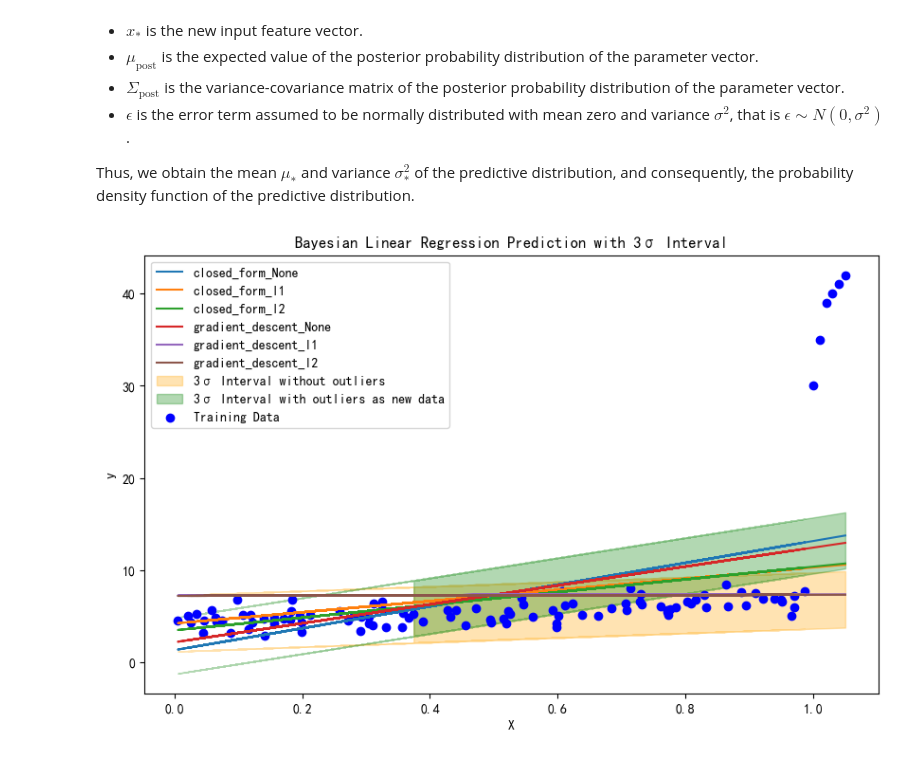
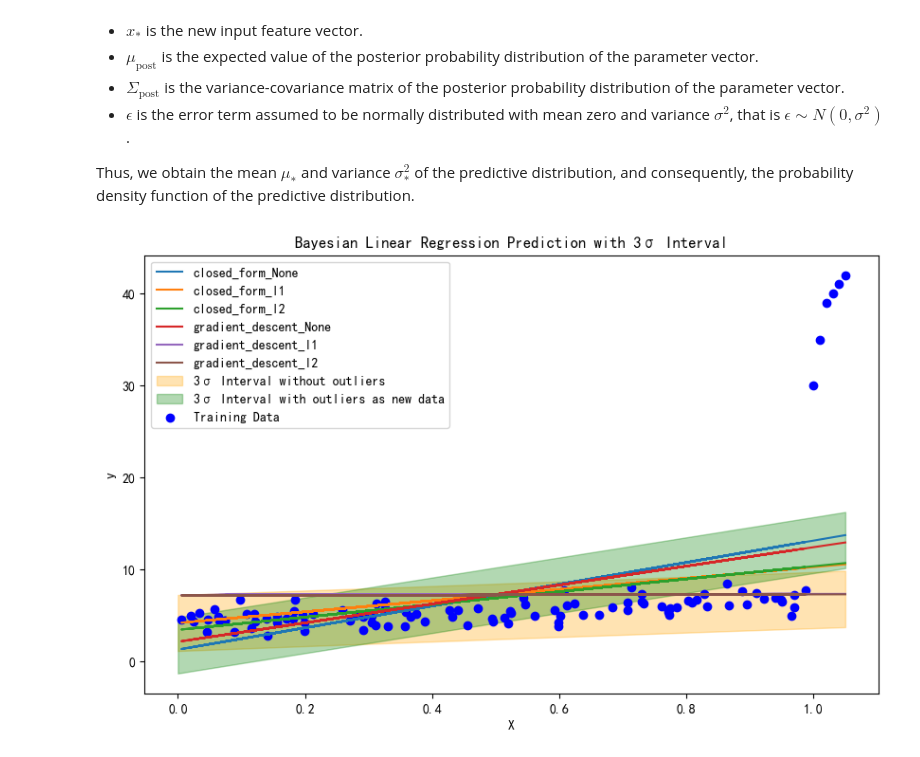
Before and after one commit to pandalabme/whiteboard_ml, a Jupyter notebook: line_regression.ipynb, the cells around one changed output. Cells and saved outputs as stored; diff of their text form; code cells hidden in the pictures.

```diff
--- a/line_regression.ipynb
+++ b/line_regression.ipynb
@@ -415,57 +415,67 @@ where:
 
 Thus, we obtain the mean $\mu_*$ and variance $\sigma_*^2$ of the predictive distribution, and consequently, the probability density function of the predictive distribution.
 # %%
-def plot_line(w,c,label=None):
-    x = np.linspace(0, 1, 100).reshape(-1,1)
+def plot_line(w, c, label=None):
+    # Generate evenly spaced points between 0 and 1
+    x = np.linspace(0, 1, 100).reshape(-1, 1)
+    # Add bias term to the input features
     x_b = np.c_[np.ones((x.shape[0], 1)), x]
+    # Calculate predicted values
     y = x_b.dot(w)
-    plt.plot(x, y, c=c,label=label)
+    # Plot the line
+    plt.plot(x, y, c=c, label=label)
 
-def bayes_lr(sigma,X_b,y,theta_mu,theta_sigma_prior):
-    theta_sigma_posterior = np.linalg.inv(np.linalg.inv(theta_sigma_prior) + np.dot(X_b.T, X_b)/sigma**2)  # 后验方差矩阵
-    mean_posterior = theta_sigma_posterior.dot(np.dot(X_b.T,y)/sigma**2+np.linalg.inv(theta_sigma_prior).dot(theta_mu))  # 后验均值
-    return mean_posterior,theta_sigma_posterior
+def bayes_pred(sigma,mean_posterior,theta_sigma_posterior,x):
+    x_b = np.c_[np.ones((x.shape[0], 1)), x]
+    y_pred_mean = x_b.dot(mean_posterior)
+    y_pred_std = np.sqrt([sigma + x_b[i].dot(theta_sigma_posterior).dot(x_b[i].T) for i in range(len(x_b))]).reshape(-1, 1)
+    return y_pred_mean,y_pred_std
 
+def bayes_lr(sigma, X_b, y, theta_mu, theta_sigma_prior):
+    # Compute posterior covariance matrix
+    theta_sigma_posterior = np.linalg.inv(np.linalg.inv(theta_sigma_prior) + np.dot(X_b.T, X_b) / sigma**2)
+    # Compute posterior mean
+    mean_posterior = theta_sigma_posterior.dot(np.dot(X_b.T, y) / sigma**2 + np.linalg.inv(theta_sigma_prior).dot(theta_mu))
+    return mean_posterior, theta_sigma_posterior
+
+# Define parameters
 sigma = 1
 X_b = np.c_[np.ones((X.shape[0], 1)), X]
-theta_mu = np.zeros(X_b.shape[1]).reshape(-1,1)
-theta_sigma_prior = 1*np.eye(X_b.shape[1])  # 先验方差矩阵
-# 计算后验分布的参数
-mean_posterior,theta_sigma_posterior = bayes_lr(sigma,X_b[:100],y[:100],theta_mu,theta_sigma_prior)
-outlier_posterior,outlier_sigma_posterior = bayes_lr(sigma,X_b[100:],y[100:],mean_posterior,theta_sigma_posterior)
-# X_outliers = np.array([[1], [1.01], [1.02],[1.03], [1.04], [1.05]])
-# y_outliers = np.array([[30], [35], [39],[40], [41], [42]])
-# 计算预测值的后验分布
-y_pred_mean = X_b.dot(mean_posterior)
-y_pred_std = np.sqrt([sigma+X_b[i].dot(theta_sigma_posterior).dot(X_b[i].T) for i in range(len(X_b))]).reshape(-1,1)
+theta_mu = np.zeros(X_b.shape[1]).reshape(-1, 1)
+theta_sigma_prior = 1 * np.eye(X_b.shape[1])  # Prior covariance matrix
+plot_x = np.linspace(0, 1.05, 100).reshape(-1, 1)
+# Compute posterior parameters
+mean_posterior, theta_sigma_posterior = bayes_lr(sigma, X_b[:100], y[:100], theta_mu, theta_sigma_prior)
+outlier_posterior, outlier_sigma_posterior = bayes_lr(sigma, X_b[100:], y[100:], mean_posterior, theta_sigma_posterior)
 
-# X_outliers_b = np.c_[np.ones((X_outliers.shape[0], 1)), X_outliers]
-y_outlier_mean = X_b.dot(outlier_posterior)
-y_outlier_std = np.sqrt([sigma+X_b[i].dot(outlier_sigma_posterior).dot(X_b[i].T) for i in range(len(X_b))]).reshape(-1,1)
+# Compute posterior predictive distribution
+y_pred_mean,y_pred_std = bayes_pred(sigma,mean_posterior,theta_sigma_posterior,plot_x)
+y_outlier_mean,y_outlier_std = bayes_pred(sigma,outlier_posterior,outlier_sigma_posterior,plot_x)
+# y_outlier_mean = X_b.dot(outlier_posterior)
+# y_outlier_std = np.sqrt([sigma + X_b[i].dot(outlier_sigma_posterior).dot(X_b[i].T) for i in range(len(X_b))]).reshape(-1, 1)
 
-# 绘制预测结果和3σ曲线
+# Plot results
 plt.figure(figsize=(10, 6))
 
-plt.fill_between(X.ravel(), (y_pred_mean - 3 * y_pred_std).ravel(), (y_pred_mean + 3 * y_pred_std).ravel(), color='orange', alpha=0.3, label='3σ Interval without outliers')
-plt.fill_between(X.ravel(), (y_outlier_mean - 3 * y_outlier_std).ravel(), (y_outlier_mean + 3 * y_outlier_std).ravel(), color='green', alpha=0.3, label='3σ Interval with outliers as new data')
-# plot_line(mean_posterior,'r','0~30 Predicted Mean')
-# plot_line(outlier_posterior,'g','30~60 Predicted Mean')
+# Fill 3σ intervals without outliers
+plt.fill_between(plot_x.ravel(), (y_pred_mean - 3 * y_pred_std).ravel(), (y_pred_mean + 3 * y_pred_std).ravel(), color='orange', alpha=0.3, label='3σ Interval without outliers')
+
+# Fill 3σ intervals with outliers as new data
+plt.fill_between(plot_x.ravel(), (y_outlier_mean - 3 * y_outlier_std).ravel(), (y_outlier_mean + 3 * y_outlier_std).ravel(), color='green', alpha=0.3, label='3σ Interval with outliers as new data')
+
+# Plot training data
 plt.scatter(X, y, color='blue', label='Training Data')
-# plt.plot(X, y_pred_mean, color='red', label='Predicted Mean')
 
-# rn = 10
-# thetas = np.random.multivariate_normal(mean_posterior.ravel(), theta_sigma_posterior, size=rn)
+# Plot model predictions
 for m in methods:
     for r in regs:
-        plt.plot(X, models['{}_{}'.format(m,r)].predict(X), label='{}_{}'.format(m,r))
-# for i in range(rn):
-#     plot_line(thetas[i],'g')
-# plot_line(mean_posterior,'r','Predicted Mean')
+        plt.plot(X, models['{}_{}'.format(m, r)].predict(X), label='{}_{}'.format(m, r))
+
 plt.legend()
 plt.xlabel('X')
 plt.ylabel('y')
 plt.title('Bayesian Linear Regression Prediction with 3σ Interval')
 plt.legend()
 plt.show()
 # %% [output]
-[figure, old version]
+[figure, new version]
```
Also changed, not shown: parts of 2 cells of this notebook, 1 other file.
